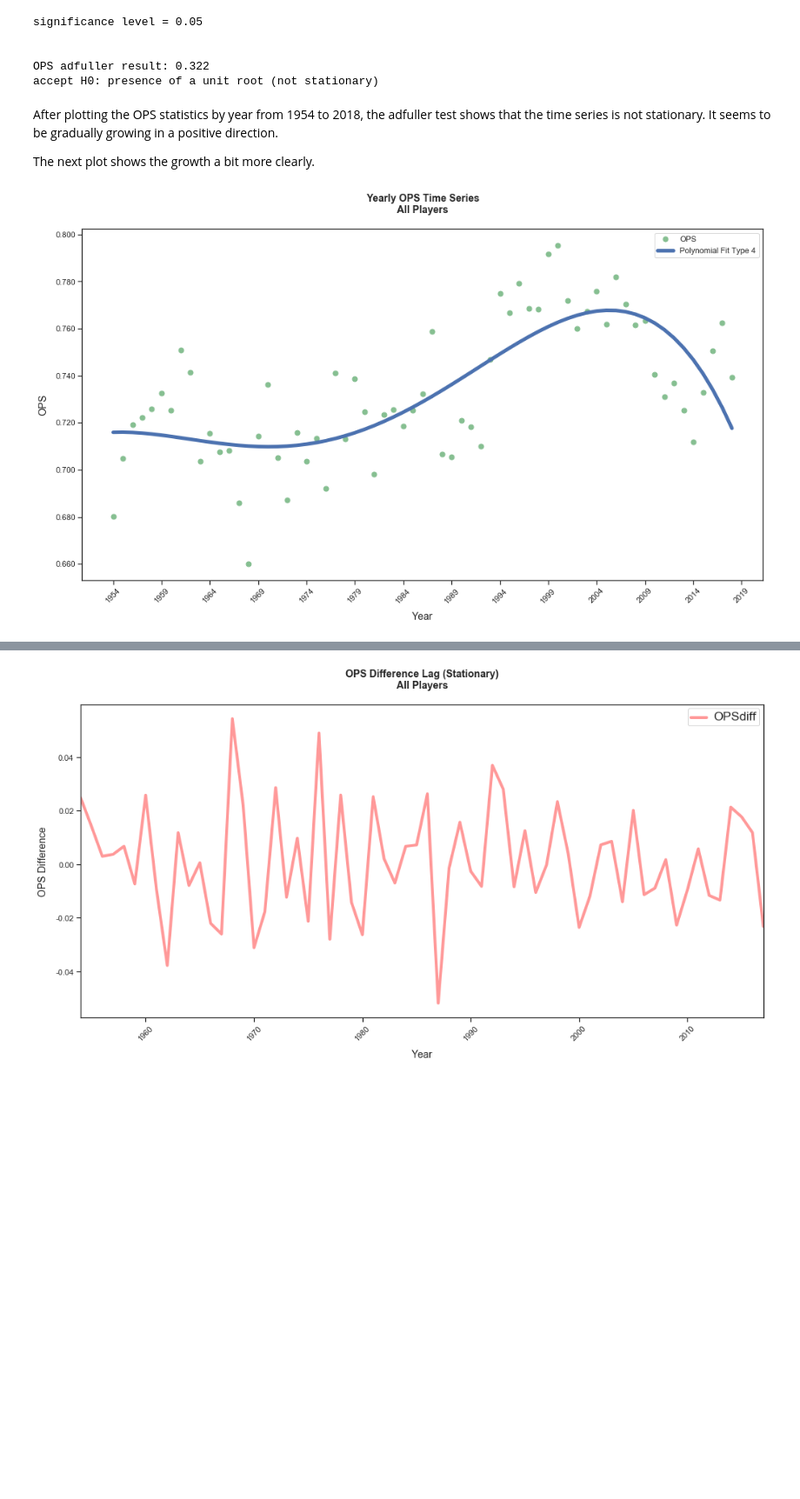
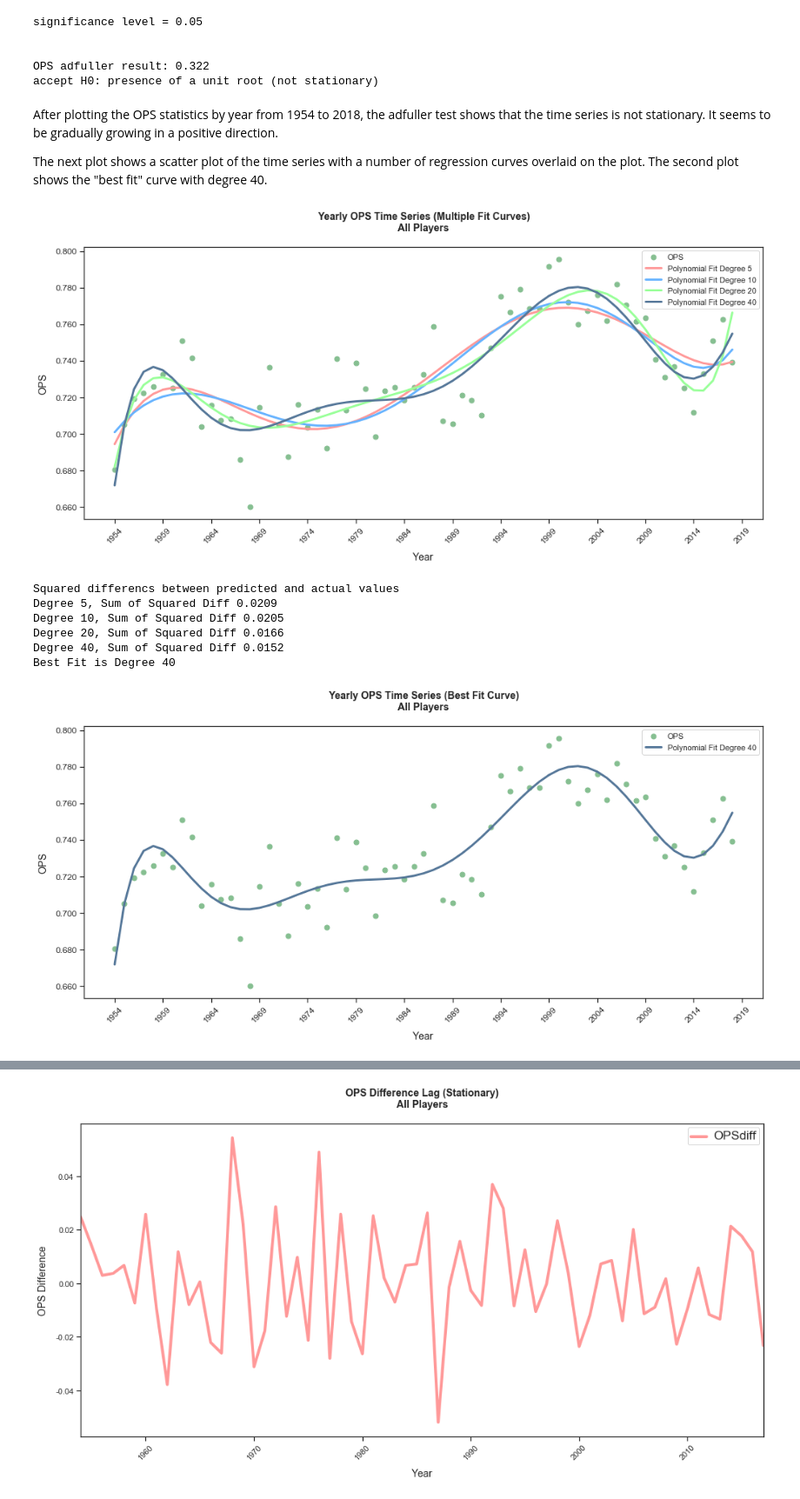
Before and after one commit to paulscheibal/SBDataScienceCert, a Jupyter notebook: CapstoneP1/Statistics/StatisticalAnalysisStory.ipynb, the cells around one changed output, grey strips where cells are left out. Shown at 87% size. Saved outputs shown, nothing was run; the diff lists cells and outputs as text; code cells hidden in the pictures; blank space fills up the shorter version.

```diff
--- a/CapstoneP1/Statistics/StatisticalAnalysisStory.ipynb
+++ b/CapstoneP1/Statistics/StatisticalAnalysisStory.ipynb
@@ -171,7 +171,19 @@ def calc_poly(x_data,y_data,type):
     polynomial = np.poly1d(coef)
     x = np.arange(min(x_data),max(x_data) + 1,1)
     y = polynomial(x)
-    return coef,x,y
+    return polynomial,coef,x,y
+
+def poly_fit(f,x,y):
+    return np.sum((f(x) - y) ** 2)
+
+def plot_poly(xarr,yarr,d,c,w):
+    fcnarr = []
+    for i in range(0,len(d)):
+        type = d[i]
+        poly, coef, x, y = calc_poly(xarr, yarr, type)
+        fcnarr.append(poly)
+        plt.plot(x,y,label= 'Polynomial Fit Degree %1.f' % type, linewidth=w,color=c[i])
+    return fcnarr
 
 def ecdf_plot_replicates(df,m,clr):
     data = np.array([bootstrap_replicate_wr(df,OPS_val) for i in range(m)])
@@ -230,7 +242,7 @@ _ = plt.plot(x_n, y_n, marker='.',linestyle='none', label = 'Normal CDF',color='
 _ = plt.plot(ptiles_vals, ptiles/100,marker='D',color='red',linestyle='none', label='OPS Percentiles')
 _ = plt.title('ECDF vs CDF (Normal) OPS\n',weight='bold', size=16)
 _ = plt.xlabel('OPS', labelpad=10, size=14)
-_ = plt.ylabel('Layman Data vs. Normal ECDF', labelpad=10, size = 14)
+_ = plt.ylabel('Lahman Data vs. Normal ECDF', labelpad=10, size = 14)
 ptiles_str =  [str( '%1.3f' % ptiles_vals[i] ) for i in range(0,len(ptiles))]
 ptiles_leg = [str(ptiles[i]) + ' Percentile (OPS = ' + ptiles_str[i] + ')' for i in range(0,len(ptiles))]
 plb.axvline(ptiles_vals[5],c='C1',label=ptiles_leg[5] + ' Excellent', color='#ff9999')
@@ -261,9 +273,9 @@ ax.yaxis.set_major_formatter(mtick.StrMethodFormatter('{x:1.3f}'))
 plt.xticks(np.arange(-4,5,1))
 plb.show()
 
-# perform a number of tests on layman population OPS data
+# perform a number of tests on lahman population OPS data
 print('\n\n')
-print('Two Tests for Null Hypothesis (H0) that Layman OPS population data is Normal\n\n')
+print('Two Tests for Null Hypothesis (H0) that Lahman OPS population data is Normal\n\n')
 # D'Agostinos K^2 Test
 stat, p = normaltest(data)
 print('D''Agostinos K^2 Test:\n')
@@ -1003,34 +1022,69 @@ accept H0: presence of a unit root (not stationary)
 # %% [markdown]
 After plotting the OPS statistics by year from 1954 to 2018, the adfuller test shows that the time series is not stationary.  It seems to be gradually growing in a positive direction.
 
-The next plot shows the growth a bit more clearly.
+The next plot shows a scatter plot of the time series with a number of regression curves overlaid on the plot.  The second plot shows the "best fit" curve with degree 40.
 # %%
 #
-# plot players by year against OPS for all players
-# fitting polynomial curve
+# plot time series with set of curves to choose best fit curve
 #
+figsize(FSHZ,7)
 dfplot = df[['yearID','H','BB','HBP','AB','SF','1B','2B','3B','HR']]
 dfplot = dfplot.groupby(['yearID']).sum()
 dfplot = calc_ops(dfplot)
 dfplot = dfplot[['OPS']]
 dfplot = dfplot.reset_index()
 syr = np.array(dfplot.yearID)
 sops = np.array(dfplot.OPS)
 fig, ax = plt.subplots()
-ax.set_title('Yearly OPS Time Series\nAll Players\n',weight='bold', size=14)
+ax.set_title('Yearly OPS Time Series (Multiple Fit Curves)\nAll Players\n',weight='bold', size=14)
 ax.set_xlabel("Year", labelpad=10, size=14)
 ax.set_ylabel("OPS", labelpad=10, size=14)
 ax.plot(dfplot.yearID, dfplot['OPS'], marker='.', linestyle='none',markersize=14,color='#86bf91')
 plt.yticks(np.arange(.400,.900,.020))
 plt.xticks(np.arange(min(syr),max(syr)+5,5))
-#ax = dfplot.plot(kind='line',x='yearID',figsize=(FSHZ,8),linewidth=4,color=['#ff9999','#66b3ff','#99ff99'])
-type = 4
-coef,x,y = calc_poly(syr,sops,type)
-plt.plot(x,y,label= 'Polynomial Fit Type %1.f' % type, linewidth=5)
+degreearr = [5,10,20,40]
+colorarr = ['#ff9999','#66b3ff','#99ff99','#557799']
+farr = plot_poly(syr,sops,degreearr, colorarr,3)
 ax.yaxis.set_major_formatter(mtick.StrMethodFormatter('{x:1.3f}'))
+ax.tick_params(axis='both', which='major', labelsize=12)
 plt.xticks(rotation=45)
 leg = plt.legend()
 plt.show()
+
+result = [poly_fit(f,syr,sops) for f in farr]
+print('Squared differencs between predicted and actual values')
+for i in range(0,len(result)):
+    print('Degree ' + str(degreearr[i])  + ', Sum of Squared Diff %1.4f' % result[i] )
+bestfit_index = result.index(min(result))
+print('Best Fit is Degree ' + str(degreearr[bestfit_index]))
+print('\n')
+
+#
+# plot time series with best fit curve
+#
+figsize(FSHZ,7)
+fig, ax = plt.subplots()
+ax.set_title('Yearly OPS Time Series (Best Fit Curve)\nAll Players\n',weight='bold', size=14)
+ax.set_xlabel("Year", labelpad=10, size=14)
+ax.set_ylabel("OPS", labelpad=10, size=14)
+ax.plot(dfplot.yearID, dfplot['OPS'], marker='.', linestyle='none',markersize=14,color='#86bf91')
+plt.yticks(np.arange(.400,.900,.020))
+plt.xticks(np.arange(min(syr),max(syr)+5,5))
+degreearr = [degreearr[bestfit_index]]
+colorarr = [colorarr[bestfit_index]]
+farr = plot_poly(syr,sops,degreearr, colorarr,3)
+ax.yaxis.set_major_formatter(mtick.StrMethodFormatter('{x:1.3f}'))
+ax.tick_params(axis='both', which='major', labelsize=12)
+plt.xticks(rotation=45)
+leg = plt.legend()
+plt.show()
 # %% [output]
-[figure, old version]
+[figure, new version]
+Squared differencs between predicted and actual values
+Degree 5, Sum of Squared Diff 0.0209
+Degree 10, Sum of Squared Diff 0.0205
+Degree 20, Sum of Squared Diff 0.0166
+Degree 40, Sum of Squared Diff 0.0152
+Best Fit is Degree 40
+[figure, added]
 # %% [markdown]
```
Also changed, not shown: parts of 8 cells of this notebook, 1 other file.
